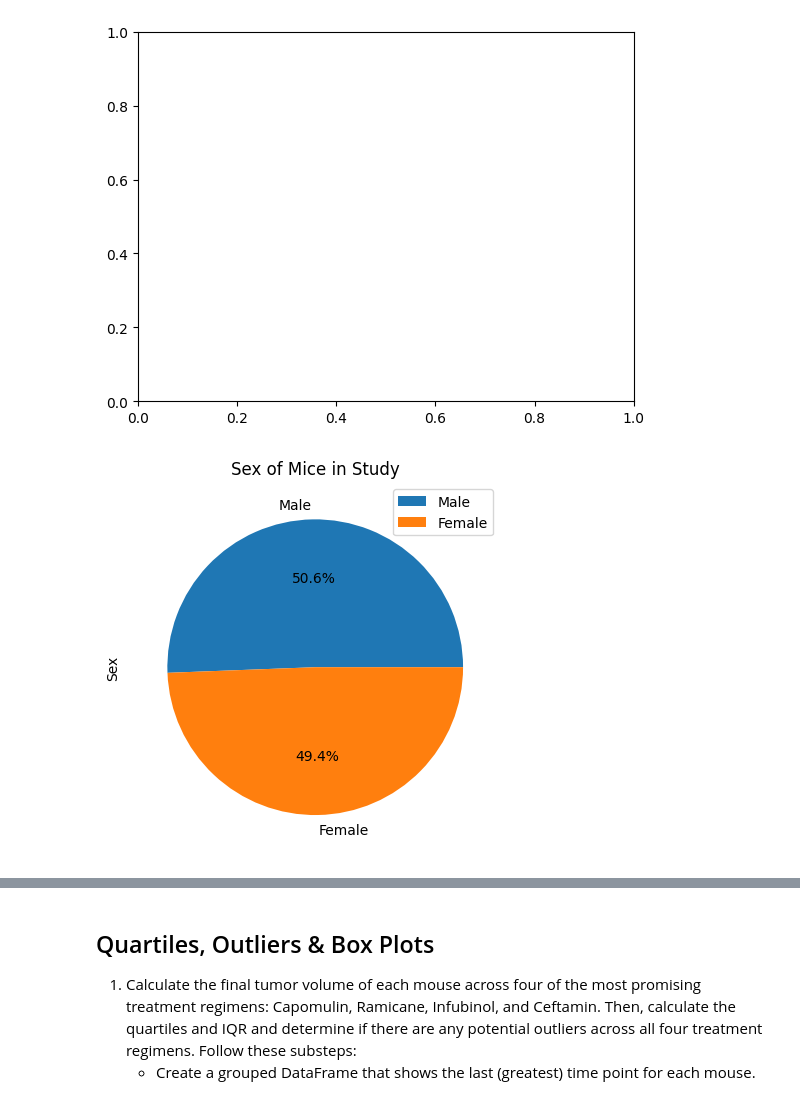
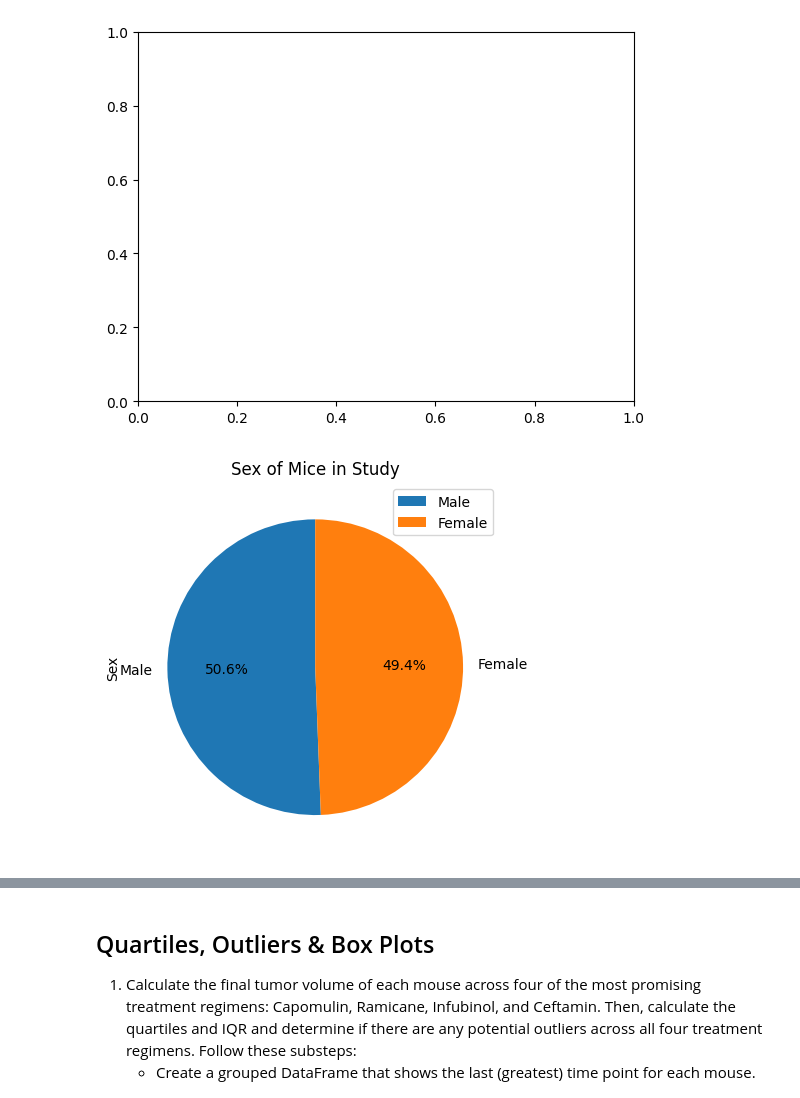
Before and after one commit to gw-sc/Matplotlib-challenge, a Jupyter notebook: Pymaceuticals/Pymaceuticals.ipynb, the cells around one changed output, grey strips where cells are left out. Drawn from its saved outputs; the diff is of its cells as text; code cells hidden in the pictures.

```diff
--- a/Pymaceuticals/Pymaceuticals.ipynb
+++ b/Pymaceuticals/Pymaceuticals.ipynb
@@ -250,13 +254,14 @@ TypeError: unhashable type: 'numpy.ndarray'
 # %%
 # Using Pandas, generate a pie plot showing the distribution of female versus male mice
 sex_count = df["Sex"].value_counts()
 sex_count.plot.pie(
     autopct = "%.1f%%",
     title = "Sex of Mice in Study",
-    legend = "upper right")
+    legend = "upper right",
+    startangle = 90)
 plt.show()
 # %% [output]
-[figure, old version]
+[figure, new version]
 # %%
 # Using pyplot, generate a pie plot showing the distribution of female versus male mice
 
```
Also changed, not shown: parts of 9 cells of this notebook.
